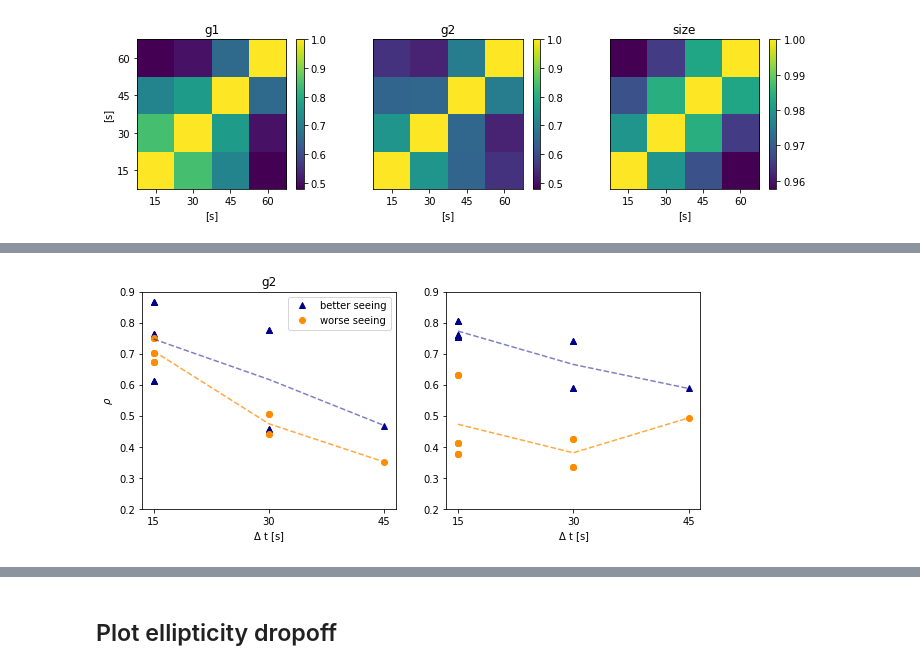
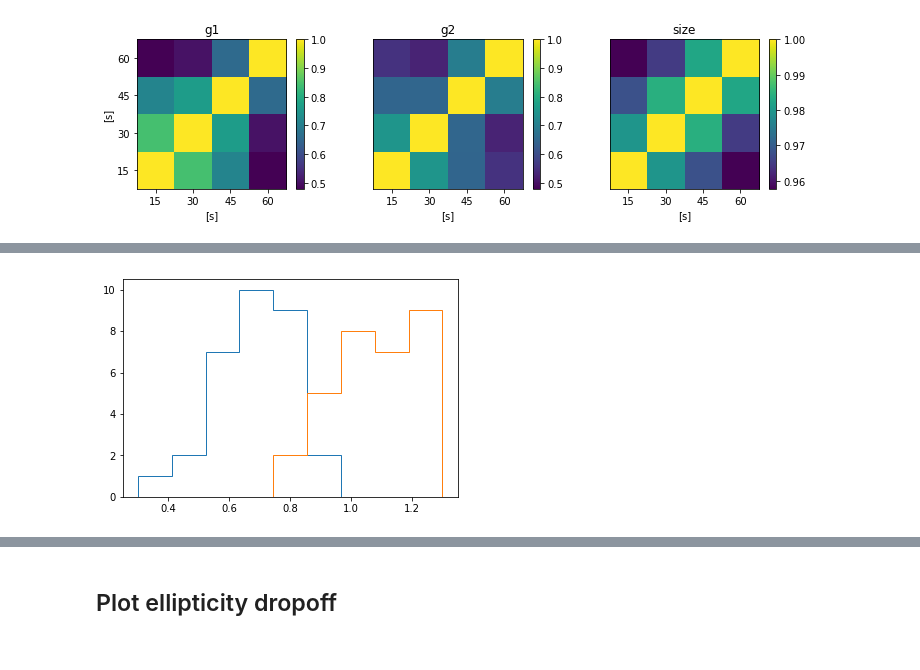
Before and after one commit to cahebert/speckles, a Jupyter notebook: Code/Plot parameter analyses.ipynb, the cells around one changed output, grey strips where cells are left out. Cells and saved outputs as stored; diff of their text form; code cells hidden in the pictures.

```diff
--- a/Code/Plot parameter analyses.ipynb
+++ b/Code/Plot parameter analyses.ipynb
@@ -173,4 +164,22 @@ plotRvT(good1aRs, bad1aRs, good2aRs, bad2aRs)
-# %%
-plotRvT(good1bRs, bad1bRs, good2bRs, bad2bRs)
-# %% [output]
-[figure, removed]
+# %%
+import analysisHelper as helper
+test.loadParameterSet(psfN='4', pix='DSSI')
+def correlationDropoff(psfN='4', randomSort=False):
+    n = 31
+    if randomSort:
+        t = np.random.permutation(62)
+        sortedIdx = {'a': t, 'b': t}
+    else:
+        sortedIdx = {'a': np.argsort(test.parameters[psfN]['DSSI']['a']['size'].mean(axis=1)),
+                     'b': np.argsort(test.parameters[psfN]['DSSI']['b']['size'].mean(axis=1))}
+
+
+    goodSeeing = {c: {ellipticity: test.parameters[psfN]['DSSI'][c][ellipticity][sortedIdx[c][:n]]
+                      for ellipticity in ['g1','g2']}
+                  for c in ['a','b']}
+    badSeeing = {c: {ellipticity: test.parameters[psfN]['DSSI'][c][ellipticity][sortedIdx[c][n:]]
+                     for ellipticity in ['g1','g2']}
+                 for c in ['a','b']}
+
+    return (helper.corrDict(goodSeeing, 'ellipticity'), helper.corrDict(goodSeeing, 'ellipticity', bootstrap=True, Nboot=31),
+            helper.corrDict(badSeeing, 'ellipticity'), helper.corrDict(badSeeing, 'ellipticity', bootstrap=True, Nboot=31))
@@ -176,0 +209,11 @@ plotRvT(good1bRs, bad1bRs, good2bRs, bad2bRs)
+# %%
+sortedIdx = {'a': np.argsort(test.parameters['4']['DSSI']['a']['size'].mean(axis=1)),
+             'b': np.argsort(test.parameters['4']['DSSI']['b']['size'].mean(axis=1))}
+bins=np.linspace(30,130, 10)*.01
+plt.hist(test.parameters['4']['DSSI']['a']['size'][sortedIdx['a'][:31],-1]*.01, bins=bins, histtype='step')
+plt.hist(test.parameters['4']['DSSI']['a']['size'][sortedIdx['a'][31:],-1]*.01, bins=bins, histtype='step')
+# plt.hist(test.parameters['4']['DSSI']['b']['size'][sortedIdx['b'][:31],-1]*.01, bins=bins, histtype='step')
+# plt.hist(test.parameters['4']['DSSI']['b']['size'][sortedIdx['b'][31:],-1]*.01, bins=bins, histtype='step')
+plt.show()
+# %% [output]
+[figure, added]
```
Also changed, not shown: parts of 16 cells of this notebook.
